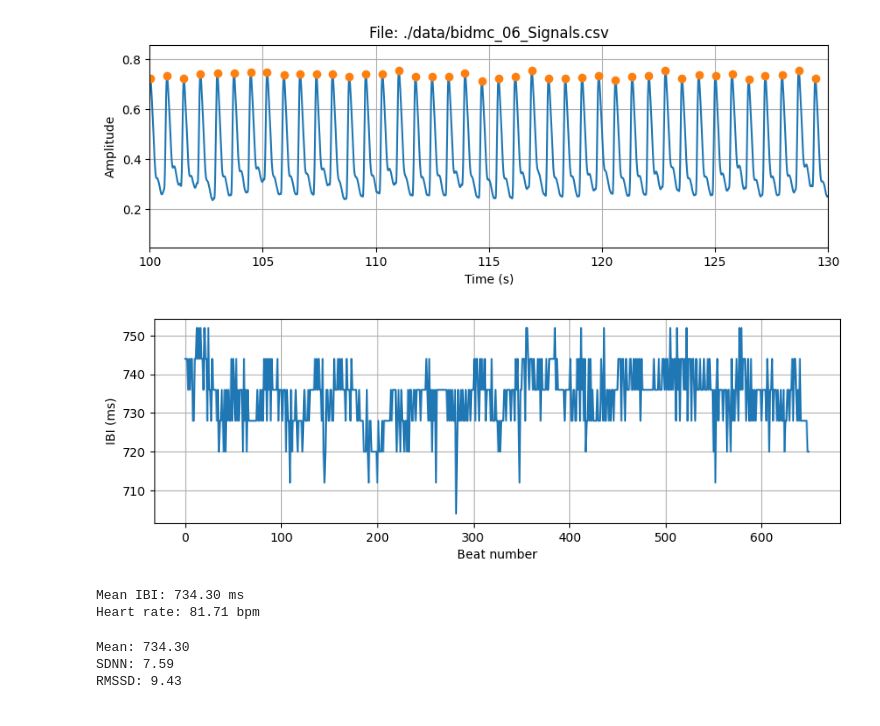
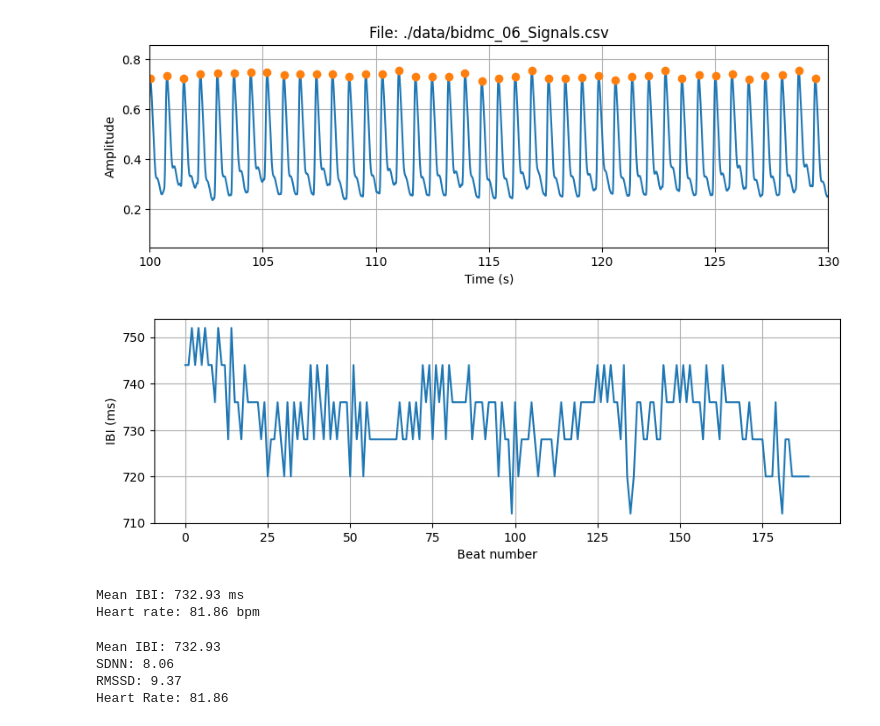
Before and after one commit to AlexAaltonen/hrv_analysis, a Jupyter notebook: HT_A2_Aaltonen.ipynb, the cells around one changed output. Drawn from its saved outputs; the diff is of its cells as text; code cells hidden in the pictures.

```diff
--- a/HT_A2_Aaltonen.ipynb
+++ b/HT_A2_Aaltonen.ipynb
@@ -95,26 +95,26 @@ plt.show()
 # %%
 # Calculate the inter-beat intervals (IBI)
 ppi = np.diff(peaks)*ts*1000 # in milliseconds
 
 # Example: select the beats with IBI between 600 and 800 ms
 # Uncomment and modify, if needed
 # >, > are used to discard errors in testing --> values that are not possible like heart being stopped for over 4 seconds
 i = (ppi > 700) & (ppi < 780)
 ppi = ppi[i]
 
 # Example: select the beats from 10 to 310.
 # Uncomment  and modify, if needed
-# ppi = ppi[10:310]
+ppi = ppi[10:200] # zoomaa --> pienenmpi tarkastelu jakso
 
 # Plot the IBI
 plt.figure(figsize = (10, 3))
 plt.plot(ppi)
 plt.xlabel('Beat number')
 plt.ylabel('IBI (ms)')
 plt.grid()
 plt.show()
 # %% [output]
-[figure, old version]
+[figure, new version]
 # %%
 # Calculate the average IBI
 mean_ppi = np.mean(ppi)
@@ -123,29 +123,33 @@ print(f'Mean IBI: {mean_ppi:.2f} ms')
 # Calculate the heart rate
 hr = 60000/mean_ppi
 print(f'Heart rate: {hr:.2f} bpm')
+#mean_hr = np.mean(hr)
+#print(f'Mean Heart rate: {hr:.2f} bpm')
 # %% [output]
-Mean IBI: 734.30 ms
-Heart rate: 81.71 bpm
+Mean IBI: 732.93 ms
+Heart rate: 81.86 bpm
 # %%
-x = ppi
+ppi
 
 # Some numpy functions
-x_sqrt = np.sqrt(x) # Square root
-x_2 = x**2 # Square
-x_diff = np.diff(x) # Difference
-x_mean = np.mean(x) # Mean
-x_std = np.std(x) # Standard deviation
-x_rmssd = np.sqrt(np.mean(np.diff(x)**2)) # Root mean square of successive differences
+ppi_sqrt = np.sqrt(ppi) # Square root
+ppi_2 = ppi**2 # Square
+ppi_diff = np.diff(ppi) # Difference
+ppi_mean = np.mean(ppi) # Mean
+ppi_std = np.std(ppi) # Standard deviation
+ppi_rmssd = np.sqrt(np.mean(np.diff(ppi)**2)) # Root mean square of successive differences
 
 # Print the results
 #print(f'Original: {x}')
 #print('Square roots:', [np.round(val,2) for val in x_sqrt])
 #print(f'Squares: {x_2}')
 #print(f'Differences: {x_diff}')
-print(f'Mean: {x_mean:.2f}')
-print(f'SDNN: {x_std:.2f}')
-print(f'RMSSD: {x_rmssd:.2f}')
+print(f'Mean IBI: {ppi_mean:.2f}')
+print(f'SDNN: {ppi_std:.2f}')
+print(f'RMSSD: {ppi_rmssd:.2f}')
+print(f'Heart Rate: {hr:.2f}')
 # %% [output]
-Mean: 734.30
-SDNN: 7.59
-RMSSD: 9.43
+Mean IBI: 732.93
+SDNN: 8.06
+RMSSD: 9.37
+Heart Rate: 81.86
```
Also changed, not shown: parts of 1 cell of this notebook.
